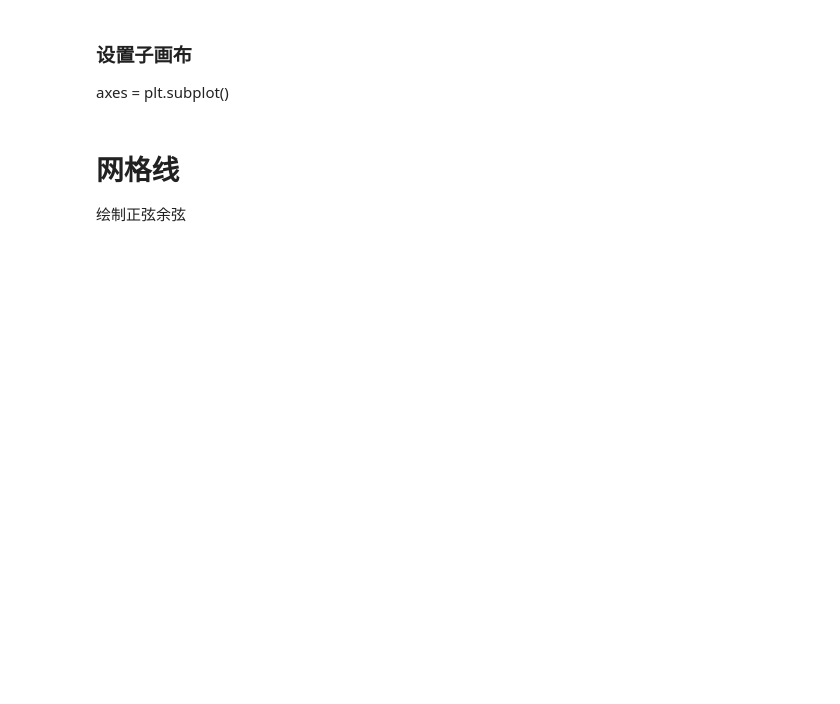
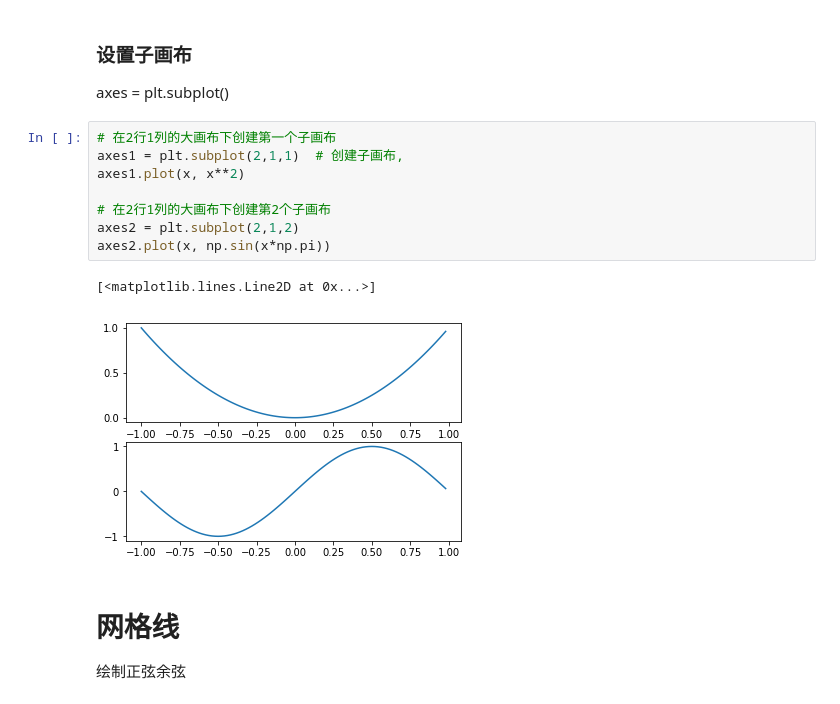
Before and after one commit to disenQF/05data, a Jupyter notebook: day07/matplotlib.ipynb, the cells around one changed output. Saved outputs shown, nothing was run; the diff lists cells and outputs as text; blank space fills up the shorter version.

```diff
--- a/day07/matplotlib.ipynb
+++ b/day07/matplotlib.ipynb
@@ -73,6 +94,17 @@ Matplotlib中的基本图表包括的元素
 ### 设置子画布
 
 axes = plt.subplot()
+# %%
+# 在2行1列的大画布下创建第一个子画布
+axes1 = plt.subplot(2,1,1)  # 创建子画布,
+axes1.plot(x, x**2)
+
+# 在2行1列的大画布下创建第2个子画布
+axes2 = plt.subplot(2,1,2)
+axes2.plot(x, np.sin(x*np.pi))
+# %% [output]
+[<matplotlib.lines.Line2D at 0x...>]
+[figure, added]
 # %% [markdown]
 # 网格线
 绘制正弦余弦
```
Also changed, not shown: parts of 29 cells of this notebook, 3 other files.
